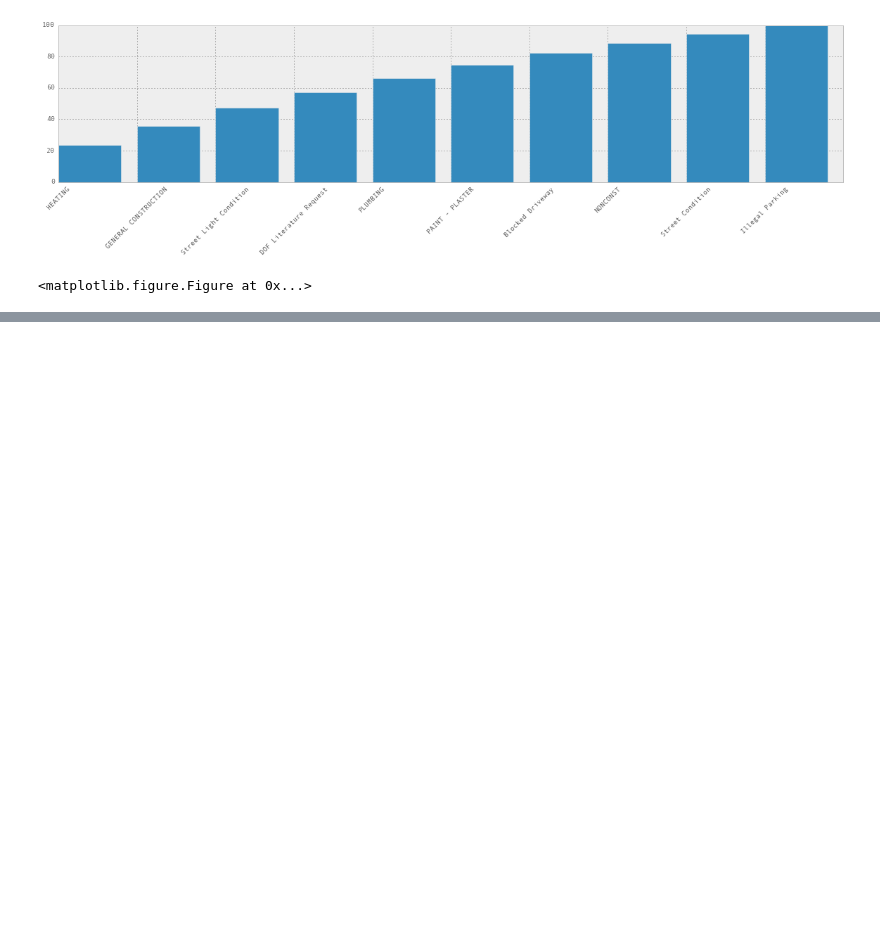
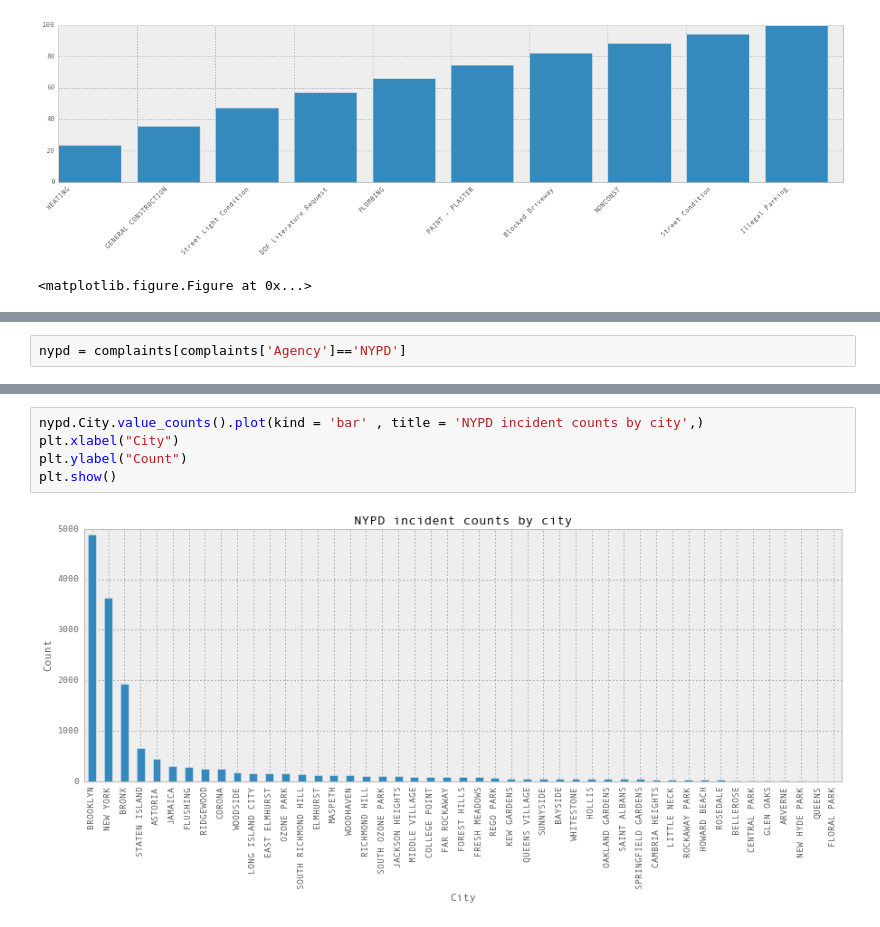
Before and after one commit to scko823/pandas-cookbook, a Jupyter notebook: cookbook/Chapter 2 - Selecting data & finding the most common complaint type.ipynb, the cells around one changed output, grey strips where cells are left out. Drawn from its saved outputs; the diff is of its cells as text; blank space fills up the shorter version.

```diff
--- a/cookbook/Chapter 2 - Selecting data & finding the most common complaint type.ipynb
+++ b/cookbook/Chapter 2 - Selecting data & finding the most common complaint type.ipynb
@@ -311,0 +321,2 @@ total_count.values is  [  23.46680769   35.8133232    47.57482111   57.15489746
+# %%
+nypd = complaints[complaints['Agency']=='NYPD']
@@ -311,0 +343,7 @@ total_count.values is  [  23.46680769   35.8133232    47.57482111   57.15489746
+# %%
+nypd.City.value_counts().plot(kind = 'bar' , title = 'NYPD incident counts by city',)
+plt.xlabel("City")
+plt.ylabel("Count")
+plt.show()
+# %% [output]
+[figure, added]
```
Also changed, not shown: parts of 2 cells of this notebook, 13 other files.
